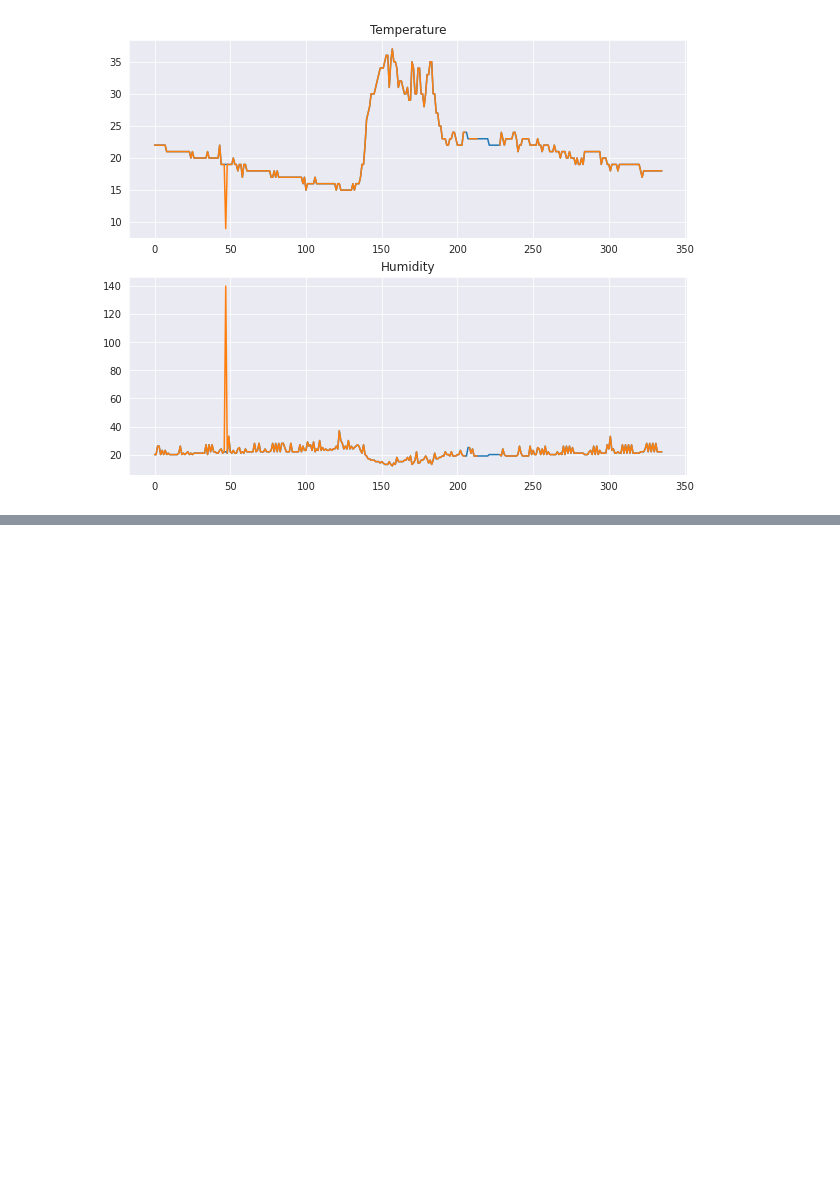
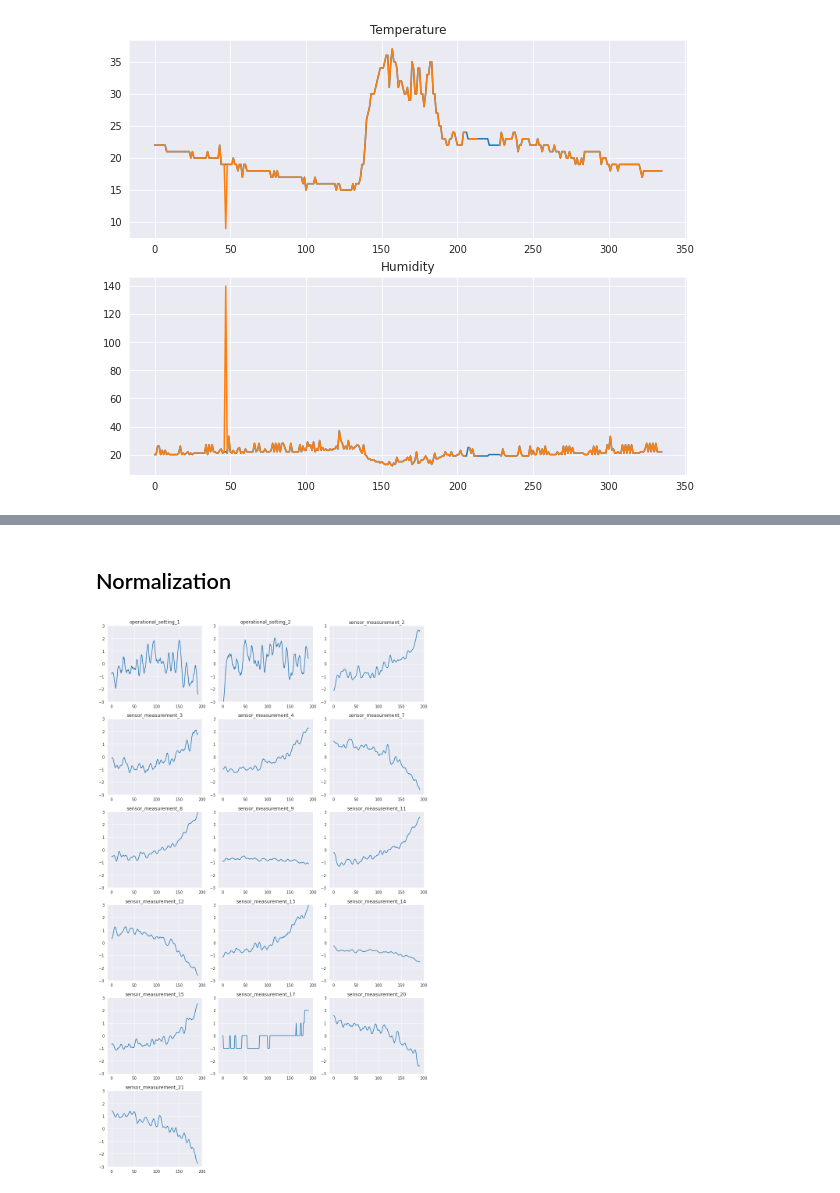
Before and after one commit to francescodisalvo05/polito-machine-learning-for-IoT, a Jupyter notebook: Labs/Lab_00.ipynb, the cells around one changed output, grey strips where cells are left out. Cells and saved outputs as stored; diff of their text form; code cells hidden in the pictures; blank space fills up the shorter version.

```diff
--- a/Labs/Lab_00.ipynb
+++ b/Labs/Lab_00.ipynb
@@ -102,0 +198,33 @@ df_test_nasa.head(2)
+# %% [markdown]
+## Normalization
+# %%
+# collect statistics
+t_mean = df_train_nasa.mean(axis=0)
+t_std = df_train_nasa.std(axis=0)
+
+# normalize : (x - mean) / std
+for _, group in df_train_nasa.groupby('engine_no'):
+    indexes = group.index
+    for column in df_train_nasa.columns[2:]:
+        x = df_train_nasa[column][indexes]
+        x_norm = (x - t_mean[column]) / (t_std[column])
+
+        for index in indexes:
+            df_train_nasa.at[index, column] = x_norm[index]
+
+features = df_train_nasa.columns[2:]
+df_train_nasa_grouped = df_train_nasa.groupby('engine_no').get_group(1)[features]
+# %%
+plt.figure(figsize=(12,20))
+
+for i,feature in enumerate(features):
+
+  plt.subplot(6,3,i + 1)
+
+  plt.plot(df_train_nasa_grouped[feature])
+  plt.ylim(-3,3)
+  plt.title(feature)
+
+plt.tight_layout()
+# %% [output]
+[figure, added]
```
Also changed, not shown: parts of 20 cells of this notebook.
